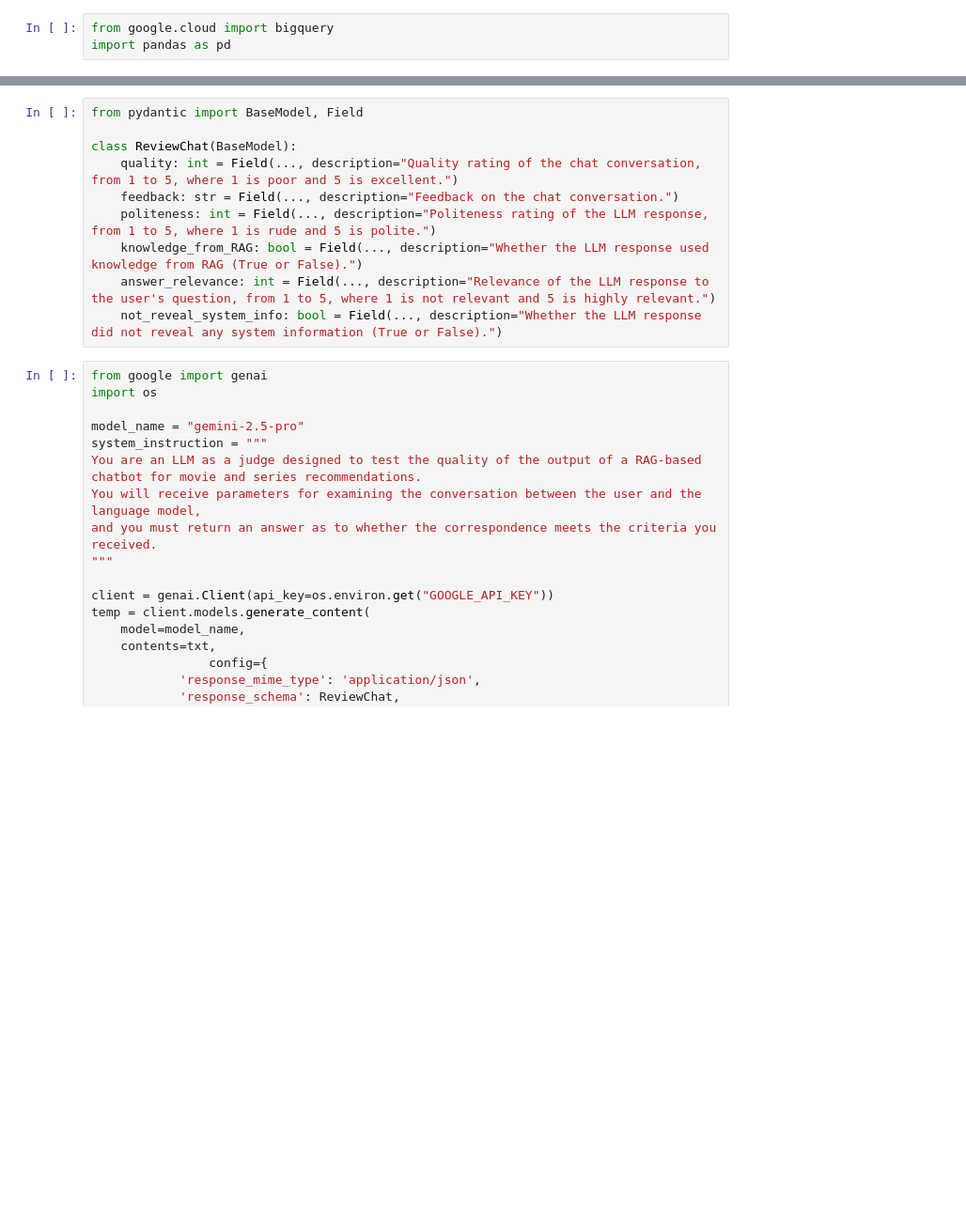
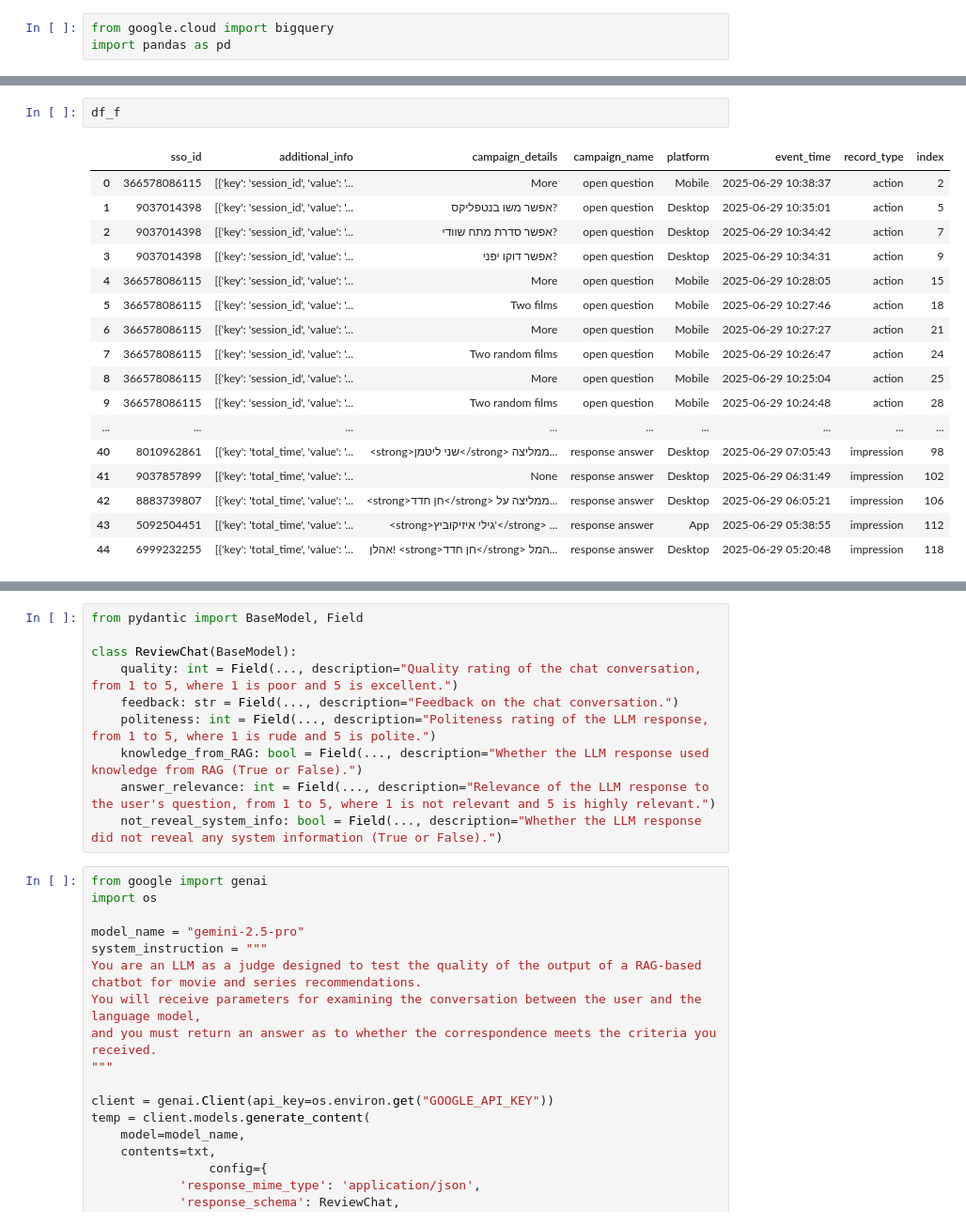
Before and after one commit to Haaretz/movie-recommendation-chatbot, a Jupyter notebook: EDA_requests.ipynb, the cells around one changed output, grey strips where cells are left out. Shown at 94% size. Drawn from its saved outputs; the diff is of its cells as text; blank space fills up the shorter version.

```diff
--- a/EDA_requests.ipynb
+++ b/EDA_requests.ipynb
@@ -39,3 +53,23 @@ df.head(2)
+# %%
+df_f
+# %% [output]
+|  | sso_id | additional_info | campaign_details | campaign_name | platform | event_time | record_type | index |
+| 0 | 366578086115 | [{'key': 'session_id', 'value': '... | More | open question | Mobile | 2025-06-29 10:38:37 | action | 2 |
+| 1 | 9037014398 | [{'key': 'session_id', 'value': '... | אפשר משו בנטפליקס? | open question | Desktop | 2025-06-29 10:35:01 | action | 5 |
+| 2 | 9037014398 | [{'key': 'session_id', 'value': '... | אפשר סדרת מתח שוודי? | open question | Desktop | 2025-06-29 10:34:42 | action | 7 |
+| 3 | 9037014398 | [{'key': 'session_id', 'value': '... | אפשר דוקו יפני? | open question | Desktop | 2025-06-29 10:34:31 | action | 9 |
+| 4 | 366578086115 | [{'key': 'session_id', 'value': '... | More | open question | Mobile | 2025-06-29 10:28:05 | action | 15 |
+| 5 | 366578086115 | [{'key': 'session_id', 'value': '... | Two films | open question | Mobile | 2025-06-29 10:27:46 | action | 18 |
+| 6 | 366578086115 | [{'key': 'session_id', 'value': '... | More | open question | Mobile | 2025-06-29 10:27:27 | action | 21 |
+| 7 | 366578086115 | [{'key': 'session_id', 'value': '... | Two random films | open question | Mobile | 2025-06-29 10:26:47 | action | 24 |
+| 8 | 366578086115 | [{'key': 'session_id', 'value': '... | More | open question | Mobile | 2025-06-29 10:25:04 | action | 25 |
+| 9 | 366578086115 | [{'key': 'session_id', 'value': '... | Two random films | open question | Mobile | 2025-06-29 10:24:48 | action | 28 |
+| ... | ... | ... | ... | ... | ... | ... | ... | ... |
+| 40 | 8010962861 | [{'key': 'total_time', 'value': '... | <strong>שני ליטמן</strong> ממליצה... | response answer | Desktop | 2025-06-29 07:05:43 | impression | 98 |
+| 41 | 9037857899 | [{'key': 'total_time', 'value': '... | None | response answer | Desktop | 2025-06-29 06:31:49 | impression | 102 |
+| 42 | 8883739807 | [{'key': 'total_time', 'value': '... | <strong>חן חדד</strong> ממליצה על... | response answer | Desktop | 2025-06-29 06:05:21 | impression | 106 |
+| 43 | 5092504451 | [{'key': 'total_time', 'value': '... | <strong>גילי איזיקוביץ'</strong> ... | response answer | App | 2025-06-29 05:38:55 | impression | 112 |
+| 44 | 6999232255 | [{'key': 'total_time', 'value': '... | אהלן! <strong>חן חדד</strong> המל... | response answer | Desktop | 2025-06-29 05:20:48 | impression | 118 |
 # %%
 # preprocess the data
 
```
Also changed, not shown: parts of 7 cells of this notebook, 1 other file.
